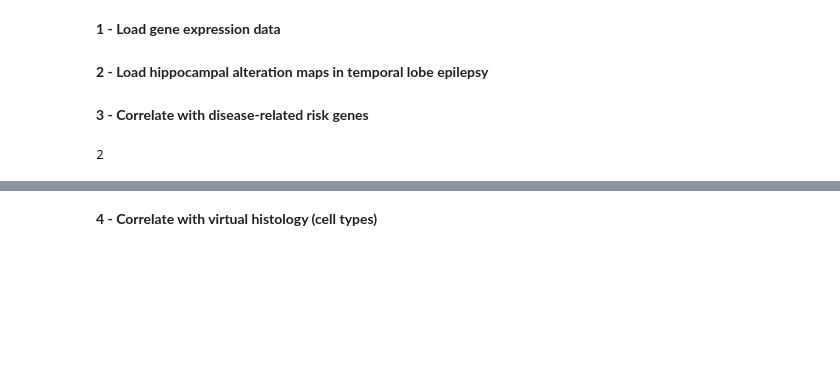
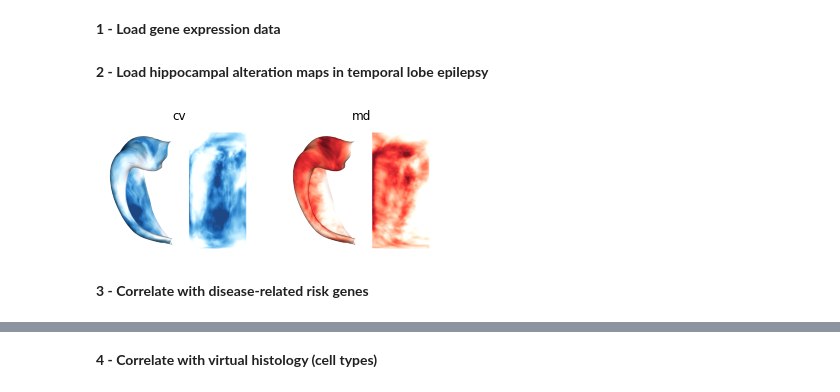
Before and after one commit to alexander-ngo/hippogenes, a Jupyter notebook: notebooks/4_Disease-Relevance.ipynb, the cells around one changed output, grey strips where cells are left out. Saved outputs shown, nothing was run; the diff lists cells and outputs as text; code cells hidden in the pictures; blank space fills up the shorter version.

```diff
--- a/notebooks/4_Disease-Relevance.ipynb
+++ b/notebooks/4_Disease-Relevance.ipynb
@@ -22,17 +27,37 @@ expression = hg.load_expression(data_dir="./data")
 # %% [markdown]
 **2 - Load hippocampal alteration maps in temporal lobe epilepsy**
 # %%
-casecontrol_differences = {"cv": nib.load("./data/disease/casecontrol_cv.func.gii").darrays[0].data,
-                           "md": nib.load("./data/disease/casecontrol_md.func.gii").darrays[0].data,
-                          }
+casecontrol_differences = {
+    "cv": {
+        "cdata": nib.load("./data/disease/casecontrol_cv.func.gii").darrays[0].data,
+        "cmap": "Blues_r",
+    },
+    "md": {
+        "cdata": nib.load("./data/disease/casecontrol_md.func.gii").darrays[0].data,
+        "cmap": "Reds",
+    },
+}
+# %%
+fig, ax = plt.subplots(1, 2)
+for i, modality in enumerate(casecontrol_differences):
+    x = casecontrol_differences[modality]["cdata"]
+    cmap = casecontrol_differences[modality]["cmap"]
+    hm.plotting.surfplot_canonical_foldunfold(x, cmap=cmap, hemis=["L"], labels=["hipp"], unfoldAPrescale=True,
+                                              share="row", tighten_cwindow=True, screenshot=True, filename=f"tmp_{i}.png")
+
+    f = plt.imread(f"tmp_{i}.png")
+    ax[i].imshow(f)
+    ax[i].axis('off')
+    ax[i].set_anchor("NW")
+    ax[i].set_title(modality)
+
+!rm tmp_*.png
+# %% [output]
+[figure, added]
 # %% [markdown]
 **3 - Correlate with disease-related risk genes**
 # %%
 risk_genes = ["C3orf33", "GJA1", "KCNAB1", "SCN1A", "SLC33A1"]
-# %%
-len(casecontrol_differences)
-# %% [output]
-2
 # %%
 corr = np.full((len(casecontrol_differences), len(risk_genes)), np.nan)
 pval = np.full((len(casecontrol_differences), len(risk_genes)), np.nan)
```
Also changed, not shown: parts of 7 cells of this notebook.
